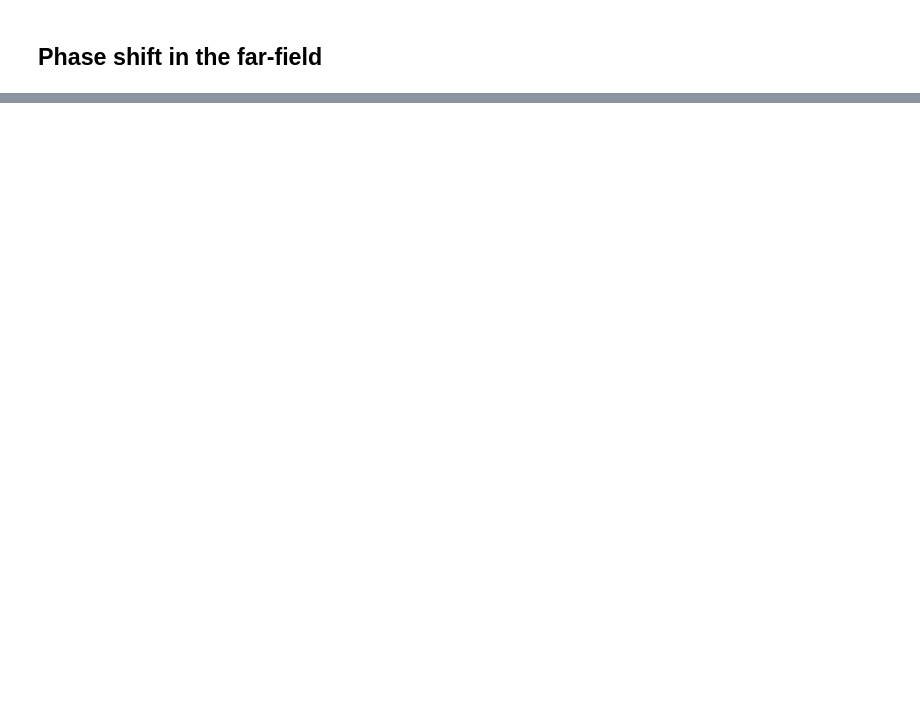
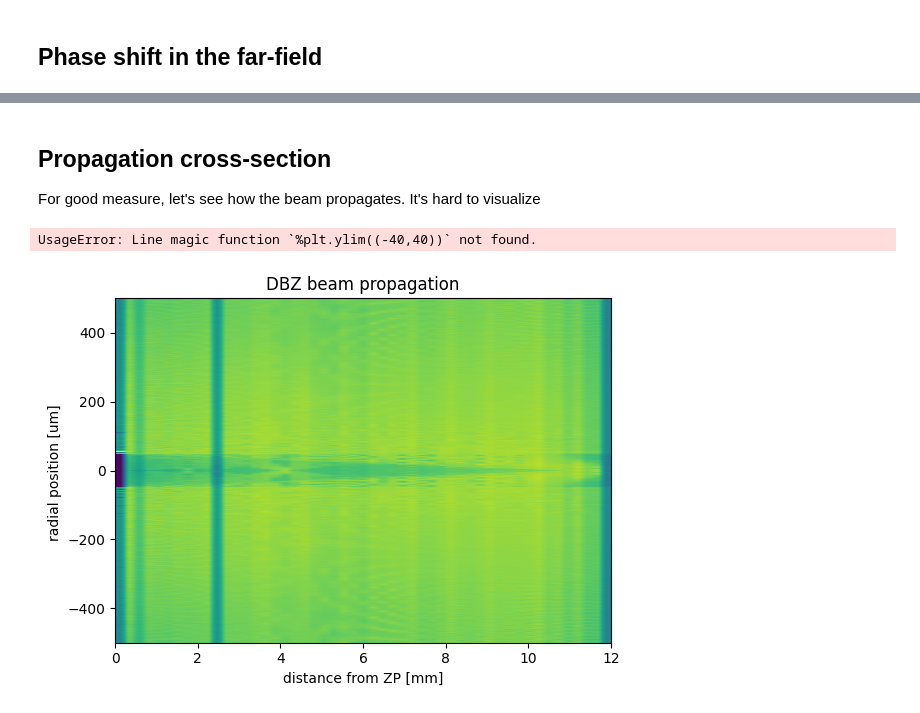
Before and after one commit to xiaoyachong/dream, a Jupyter notebook: dbz.ipynb, the cells around one changed output, grey strips where cells are left out. Drawn from its saved outputs; the diff is of its cells as text; code cells hidden in the pictures; blank space fills up the shorter version.

Commit message:
adding propagation scan

```diff
--- a/dbz.ipynb
+++ b/dbz.ipynb
@@ -213,0 +214,31 @@ plt.show()
+# %% [markdown]
+## Propagation cross-section
+For good measure, let's see how the beam propagates.
+It's hard to visualize
+# %%
+# propagate to focus
+EDBZ = E0*DBZ
+Ef_dbz = propTF(EDBZ, Dx_m, wavelength_m, focal_m)
+
+Nz = 51
+
+Ezs=()
+Ezs_norm=()
+zs_m = np.linspace(0,1,Nz)*focal_m
+for i_z in np.arange(Nz):
+    Ez = propTF(EDBZ, Dx_m, wavelength_m, zs_m[i_z])
+    Ezs += (Ez,)
+    Ezs_norm += (Ez/np.max(abs(Ez)**2),)
+# %%
+extent = (zs_m[0]*1e3, zs_m[-1]*1e3, -Dx_m/2 * 1e6, +Dx_m/2 * 1e6)
+aspect = 1/(zs_m[-1]/Dx_m)/10
+plt.imshow((np.abs(np.transpose(Ezs_norm))**0.1),extent=extent, aspect=aspect)
+
+plt.xlabel('distance from ZP [mm]')
+plt.ylabel('radial position [um] ')
+plt.title('DBZ beam propagation')
+%plt.ylim((-40,40))
+plt.show()
+# %% [output]
+UsageError: Line magic function `%plt.ylim((-40,40))` not found.
+[figure, added]
```
Also changed, not shown: parts of 6 cells of this notebook.
